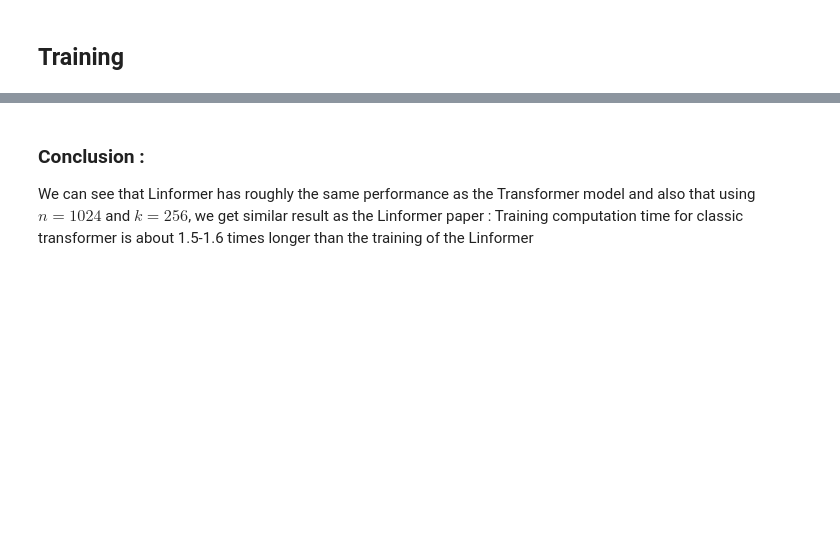
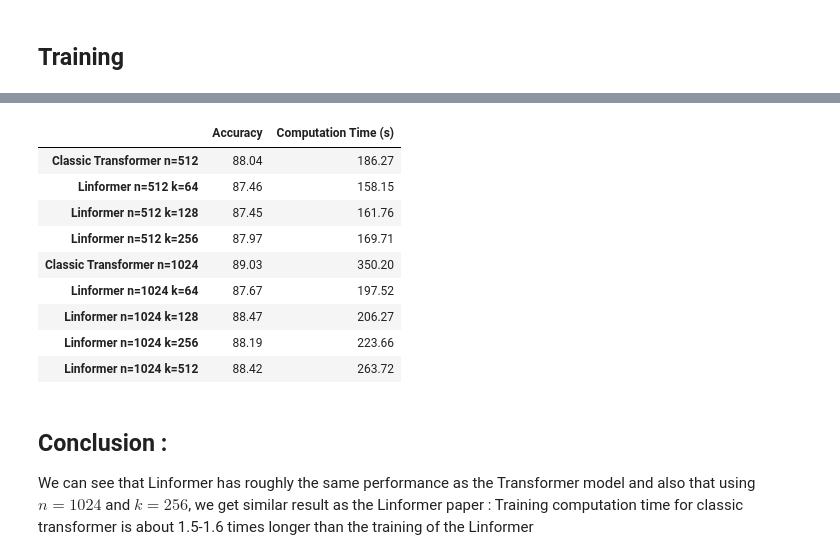
Before and after one commit to KillianCST/Academic-Projects-, a Jupyter notebook: Linformer/Linformer_classification_IMDB.ipynb, the cells around one changed output, grey strips where cells are left out. Saved outputs shown, nothing was run; the diff lists cells and outputs as text; code cells hidden in the pictures; blank space fills up the shorter version.

```diff
--- a/Linformer/Linformer_classification_IMDB.ipynb
+++ b/Linformer/Linformer_classification_IMDB.ipynb
@@ -543,0 +624,24 @@ Time to train : 500.95s
+# %%
+class DataCollator:
+    def __init__(self, tokenizer):
+        self.tokenizer = tokenizer
+
+    def __call__(self, batch):
+        # `batch` is a list of dictionary with keys "review_ids" and "label".
+        features = self.tokenizer.pad(
+            batch, padding="longest", max_length=1024, return_tensors="pt"
+        )
+        return features
+
+data_collator = DataCollator(tokenizer)
+
+batch_size = 24 # GPU can handle this much
+
+train_dataloader = DataLoader(
+    train_set, batch_size=batch_size, collate_fn=data_collator, shuffle=True
+)
+valid_dataloader = DataLoader(
+    valid_set, batch_size=batch_size, collate_fn=data_collator
+)
+n_valid = len(valid_set)
+n_train = len(train_set)
@@ -544,4 +728,34 @@ Time to train : 500.95s
+# %%
+indices = [
+    "Classic Transformer n=512",
+    "Linformer n=512 k=64",
+    "Linformer n=512 k=128",
+    "Linformer n=512 k=256",
+    "Classic Transformer n=1024",
+    "Linformer n=1024 k=64",
+    "Linformer n=1024 k=128",
+    "Linformer n=1024 k=256",
+    "Linformer n=1024 k=512"
+]
+
+dataframe = pd.DataFrame({
+    "Accuracy": results_acc,
+    "Computation Time (s)": result_time
+}, index=indices)
+
+dataframe.round(2)
+# %% [output]
+|  | Accuracy | Computation Time (s) |
+| Classic Transformer n=512 | 88.04 | 186.27 |
+| Linformer n=512 k=64 | 87.46 | 158.15 |
+| Linformer n=512 k=128 | 87.45 | 161.76 |
+| Linformer n=512 k=256 | 87.97 | 169.71 |
+| Classic Transformer n=1024 | 89.03 | 350.20 |
+| Linformer n=1024 k=64 | 87.67 | 197.52 |
+| Linformer n=1024 k=128 | 88.47 | 206.27 |
+| Linformer n=1024 k=256 | 88.19 | 223.66 |
+| Linformer n=1024 k=512 | 88.42 | 263.72 |
 # %% [markdown]
-### Conclusion :
+## Conclusion :
 
 We can see that Linformer has roughly the same performance as the Transformer model and also that using $n=1024$ and $k=256$, we get similar result as the Linformer paper : Training computation time for classic transformer is about 1.5-1.6 times longer than the training of the Linformer
```
Also changed, not shown: parts of 36 cells of this notebook.
